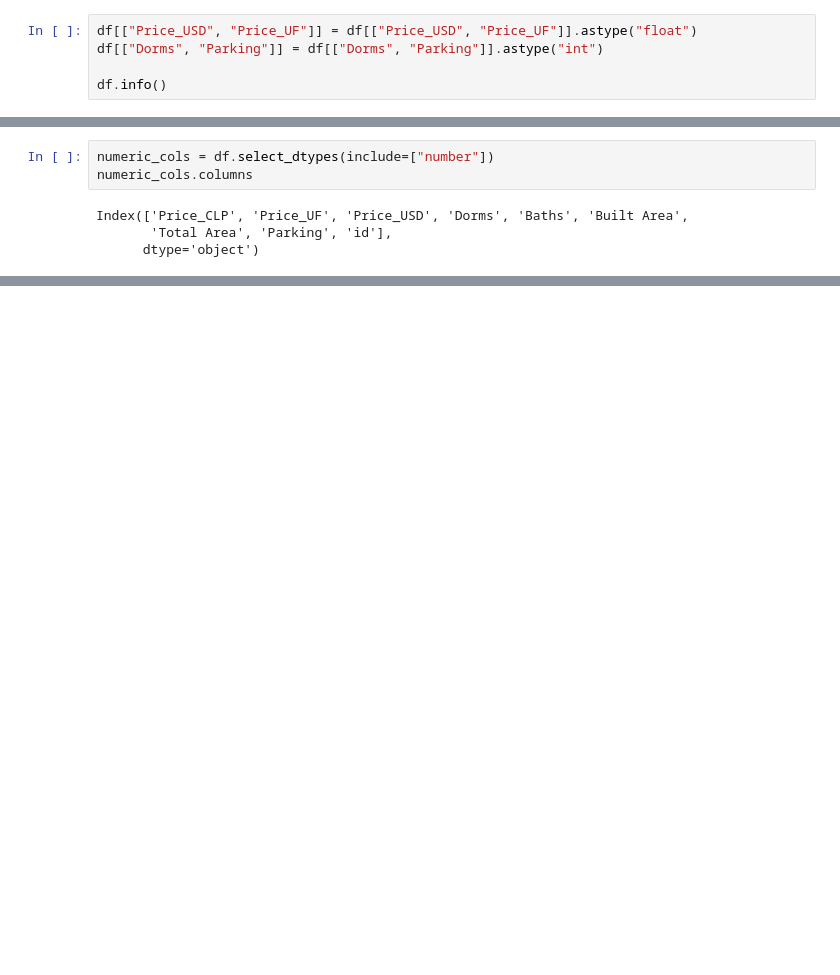
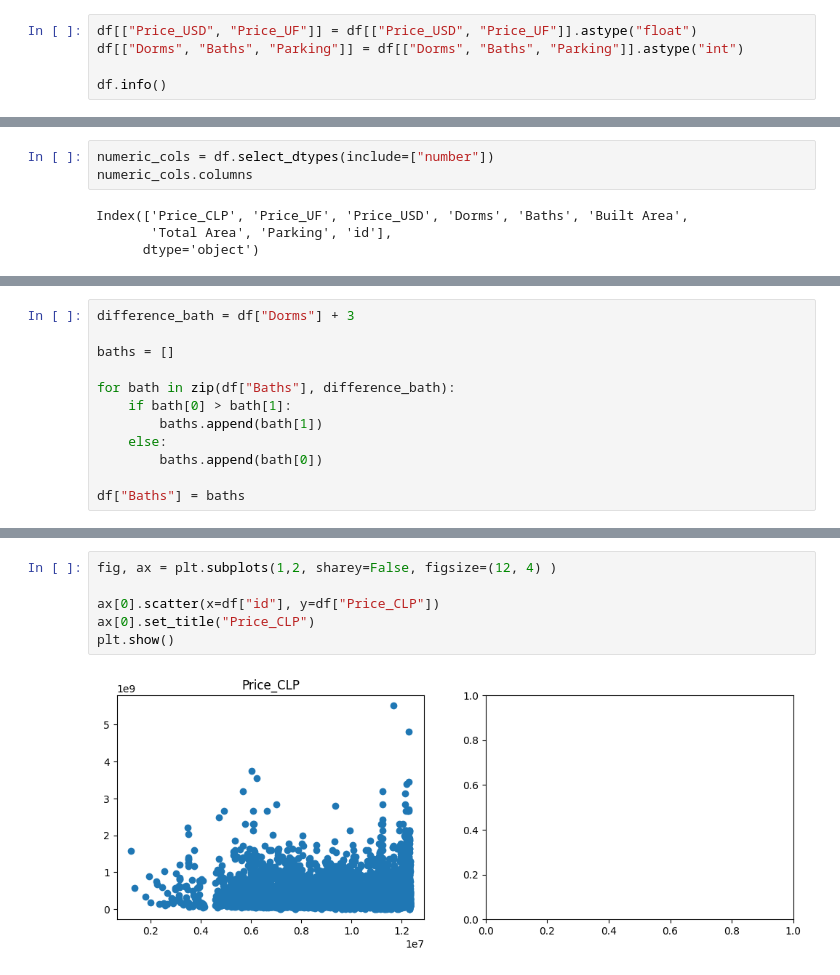
Before and after one commit to gonzakayunawel/casas_usadas_chile_analysis, a Jupyter notebook: B005_Gonzalo_Cayunao.ipynb, the cells around one changed output, grey strips where cells are left out. Drawn from its saved outputs; the diff is of its cells as text; blank space fills up the shorter version.

```diff
--- a/B005_Gonzalo_Cayunao.ipynb
+++ b/B005_Gonzalo_Cayunao.ipynb
@@ -206,7 +206,7 @@ dtype: int64
 ### Cambiar tipos de dato
 # %%
 df[["Price_USD", "Price_UF"]] = df[["Price_USD", "Price_UF"]].astype("float")
-df[["Dorms", "Parking"]] = df[["Dorms", "Parking"]].astype("int")
+df[["Dorms", "Baths", "Parking"]] = df[["Dorms", "Baths", "Parking"]].astype("int")
 
 df.info()
 # %% [output]
@@ -289,0 +324,12 @@ for col in numeric_cols:
+# %%
+difference_bath = df["Dorms"] + 3
+
+baths = []
+
+for bath in zip(df["Baths"], difference_bath):
+    if bath[0] > bath[1]:
+        baths.append(bath[1])
+    else:
+        baths.append(bath[0])
+
+df["Baths"] = baths
@@ -289,0 +392,8 @@ for col in numeric_cols:
+# %%
+fig, ax = plt.subplots(1,2, sharey=False, figsize=(12, 4) )
+
+ax[0].scatter(x=df["id"], y=df["Price_CLP"])
+ax[0].set_title("Price_CLP")
+plt.show()
+# %% [output]
+[figure, added]
```
Also changed, not shown: parts of 14 cells of this notebook.
